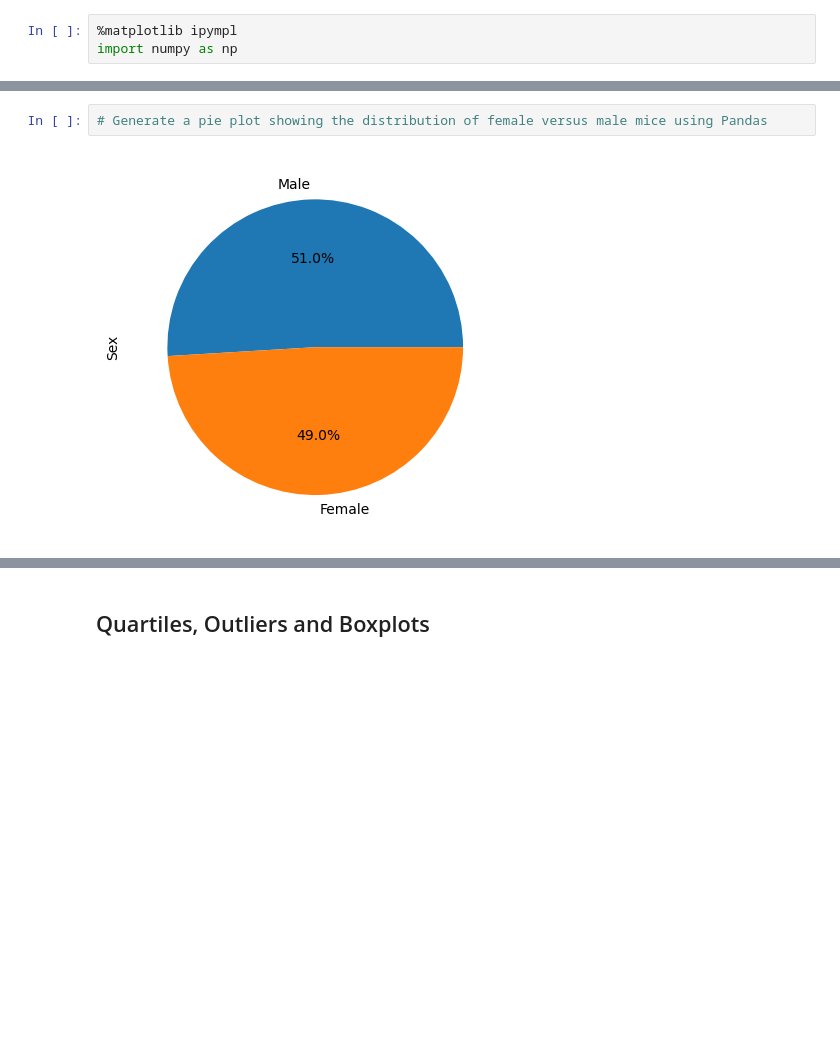
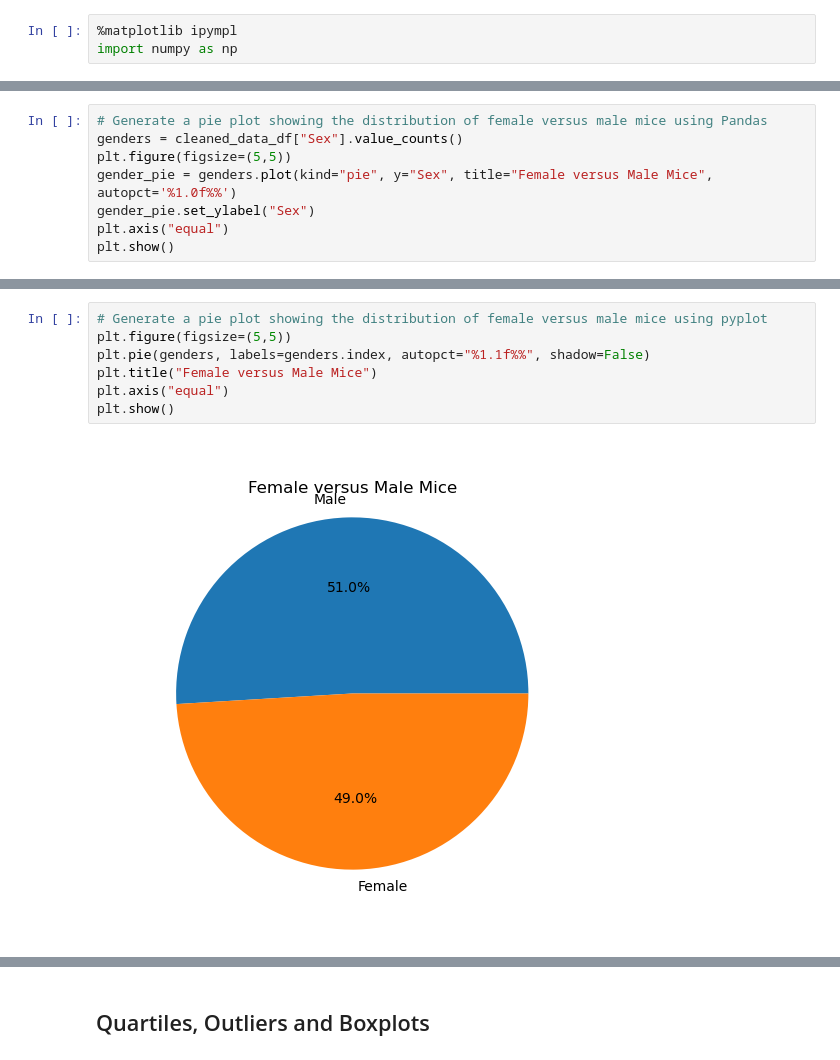
Before and after one commit to alvin-giang/Data_Visualization, a Jupyter notebook: Pymaceuticals/Working file.ipynb, the cells around one changed output, grey strips where cells are left out. Drawn from its saved outputs; the diff is of its cells as text; blank space fills up the shorter version.

```diff
--- a/Pymaceuticals/Working file.ipynb
+++ b/Pymaceuticals/Working file.ipynb
@@ -159,0 +171,8 @@ plt.tight_layout()
+# %%
+# Generate a pie plot showing the distribution of female versus male mice using Pandas
+genders = cleaned_data_df["Sex"].value_counts()
+plt.figure(figsize=(5,5))
+gender_pie = genders.plot(kind="pie", y="Sex", title="Female versus Male Mice", autopct='%1.0f%%')
+gender_pie.set_ylabel("Sex")
+plt.axis("equal")
+plt.show()
@@ -160,4 +181,9 @@ plt.tight_layout()
 # %%
-# Generate a pie plot showing the distribution of female versus male mice using Pandas
+# Generate a pie plot showing the distribution of female versus male mice using pyplot
+plt.figure(figsize=(5,5))
+plt.pie(genders, labels=genders.index, autopct="%1.1f%%", shadow=False)
+plt.title("Female versus Male Mice")
+plt.axis("equal")
+plt.show()
 # %% [output]
-[figure, old version]
+[figure, new version]
```
Also changed, not shown: parts of 13 cells of this notebook, 1 other file.
